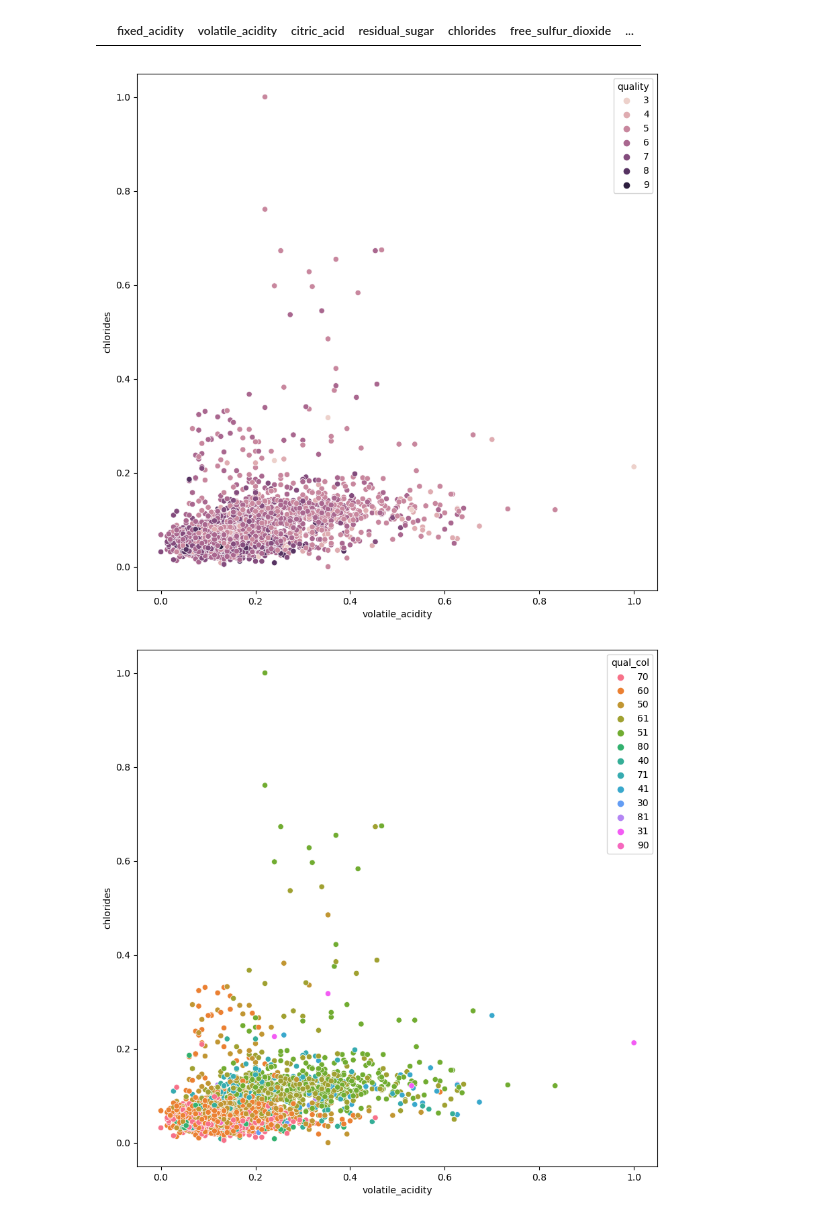
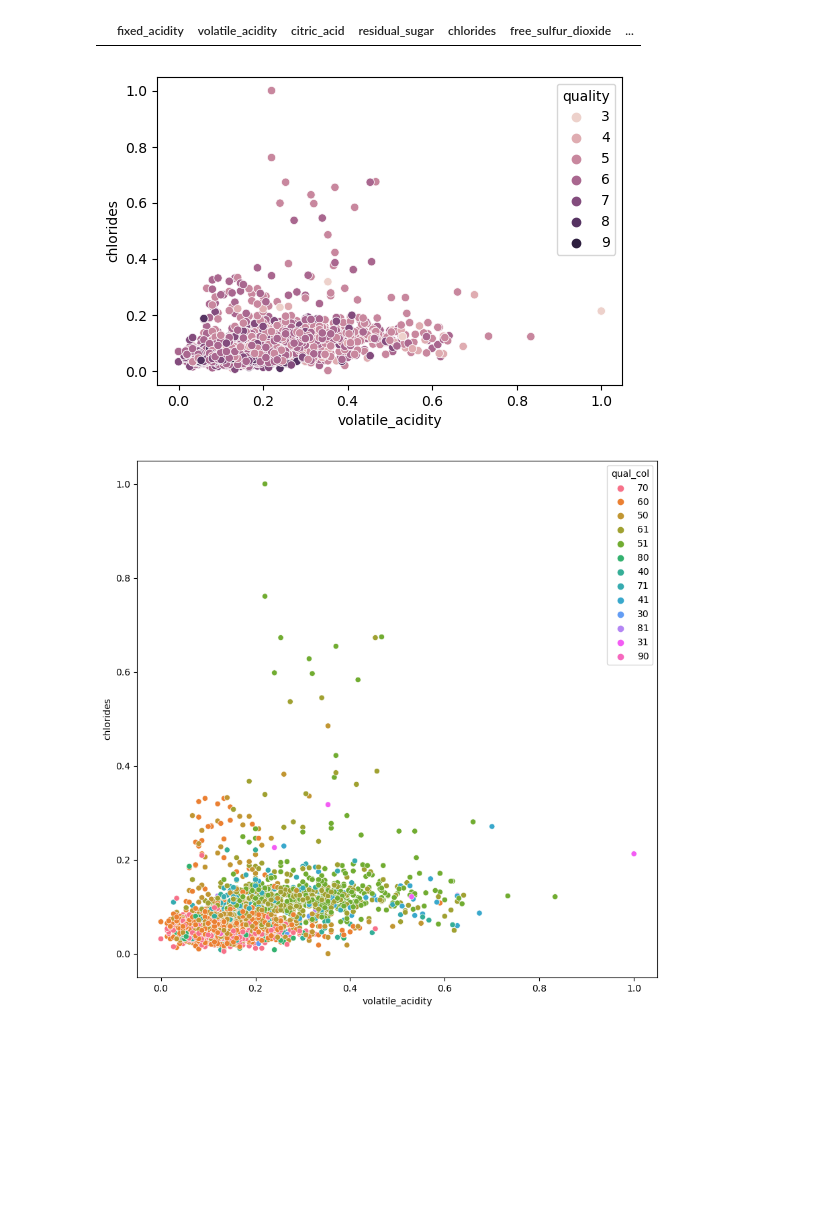
Before and after one commit to Cod-Up-Our-Data/wine_clustering_project, a Jupyter notebook: wine_exploration_rich.ipynb, the cells around one changed output. Saved outputs shown, nothing was run; the diff lists cells and outputs as text; code cells hidden in the pictures; blank space fills up the shorter version.

```diff
--- a/wine_exploration_rich.ipynb
+++ b/wine_exploration_rich.ipynb
@@ -724,12 +724,12 @@ train_scaled[train_scaled.qual_col==60]
 # %% [output]
 |  | fixed_acidity | volatile_acidity | citric_acid | residual_sugar | chlorides | free_sulfur_dioxide | ... |
 # %%
-plt.figure(figsize=(10,10))
+plt.figure(figsize=(6,4))
 sns.scatterplot(train_scaled.volatile_acidity, train_scaled.chlorides,hue=train_scaled.quality)
 plt.title('')
 plt.show()
 # %% [output]
-[figure, old version]
+[figure, new version]
 # %%
 plt.figure(figsize=(10,10))
 sns.scatterplot(train_scaled.volatile_acidity, train_scaled.chlorides,hue=train_scaled.qual_col)
```
Also changed, not shown: parts of 1 cell of this notebook, 1 other file.
